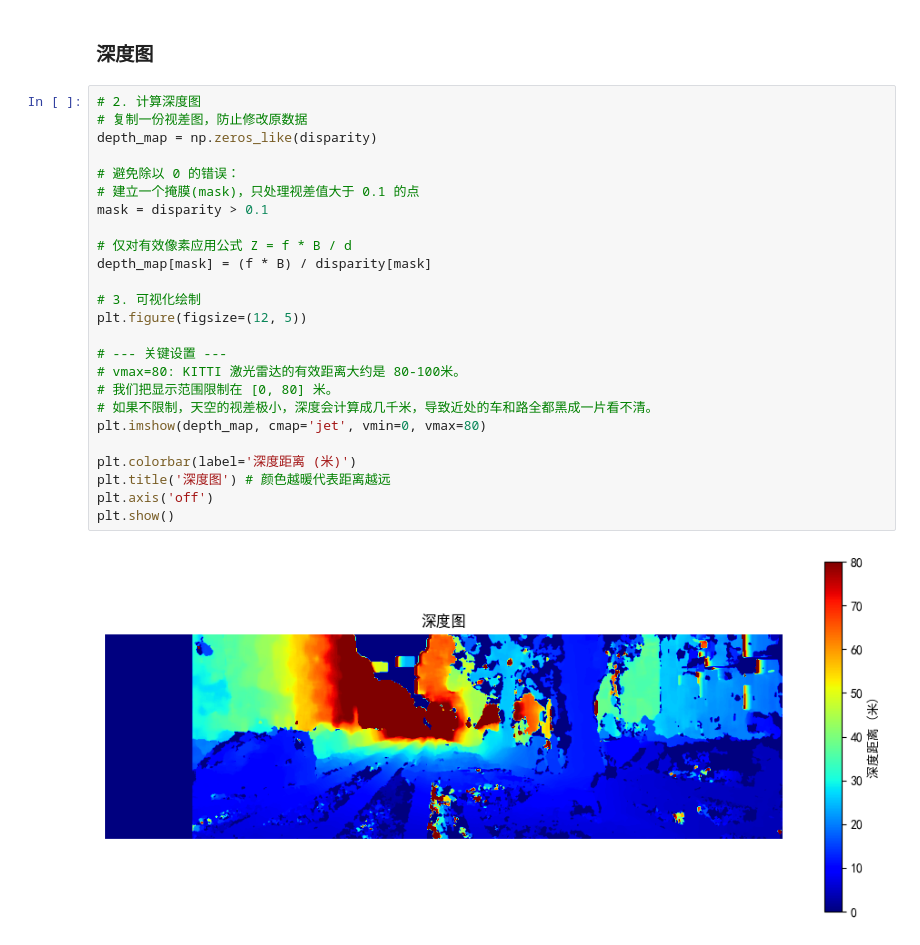
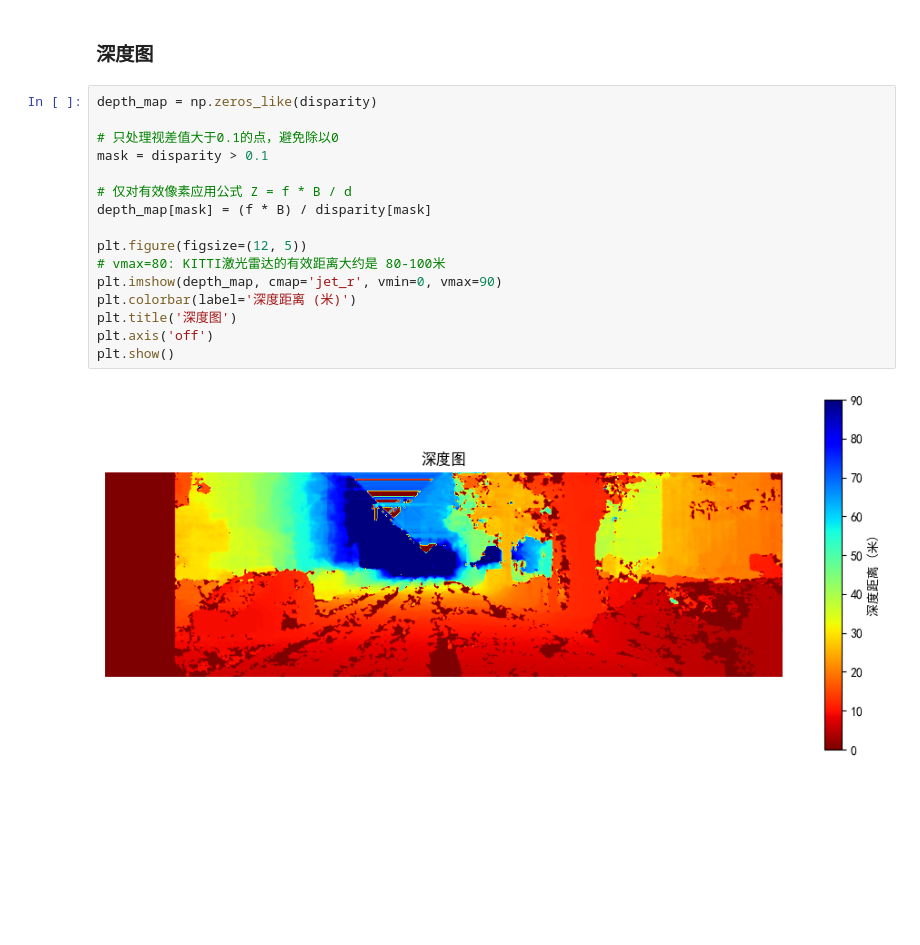
Before and after one commit to User-o2/Camera-Calibration-and-Visual-Odometry, a Jupyter notebook: Camera_Calibrate/code/stereo_camera_calibrate.ipynb, the cells around one changed output. Cells and saved outputs as stored; diff of their text form; blank space fills up the shorter version.

```diff
--- a/Camera_Calibrate/code/stereo_camera_calibrate.ipynb
+++ b/Camera_Calibrate/code/stereo_camera_calibrate.ipynb
@@ -341,29 +341,20 @@ plt.show()
 # %% [markdown]
 ### 深度图
 # %%
-# 2. 计算深度图
-# 复制一份视差图，防止修改原数据
 depth_map = np.zeros_like(disparity)
 
-# 避免除以 0 的错误：
-# 建立一个掩膜(mask)，只处理视差值大于 0.1 的点
+# 只处理视差值大于0.1的点，避免除以0
 mask = disparity > 0.1
 
 # 仅对有效像素应用公式 Z = f * B / d
 depth_map[mask] = (f * B) / disparity[mask]
 
-# 3. 可视化绘制
 plt.figure(figsize=(12, 5))
-
-# --- 关键设置 ---
-# vmax=80: KITTI 激光雷达的有效距离大约是 80-100米。
-# 我们把显示范围限制在 [0, 80] 米。
-# 如果不限制，天空的视差极小，深度会计算成几千米，导致近处的车和路全都黑成一片看不清。
-plt.imshow(depth_map, cmap='jet', vmin=0, vmax=80)
-
+# vmax=80: KITTI激光雷达的有效距离大约是 80-100米
+plt.imshow(depth_map, cmap='jet_r', vmin=0, vmax=90)
 plt.colorbar(label='深度距离 (米)')
-plt.title('深度图') # 颜色越暖代表距离越远
+plt.title('深度图')
 plt.axis('off')
 plt.show()
 # %% [output]
-[figure, old version]
+[figure, new version]
```
Also changed, not shown: parts of 4 cells of this notebook.
